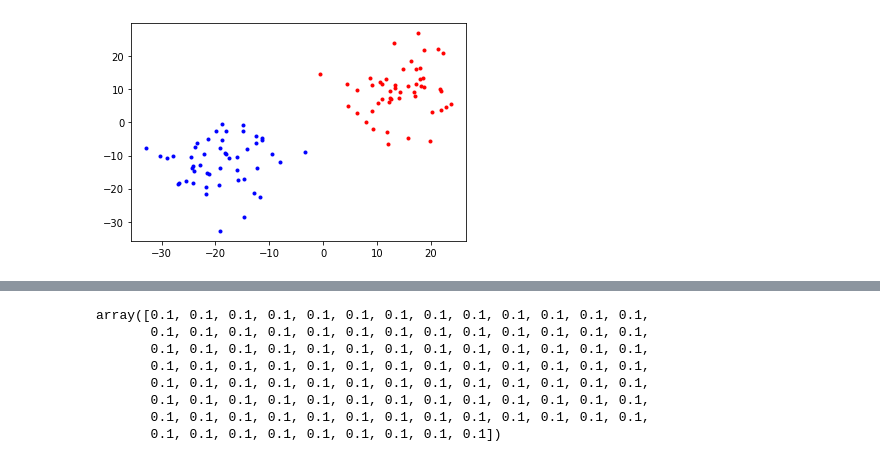
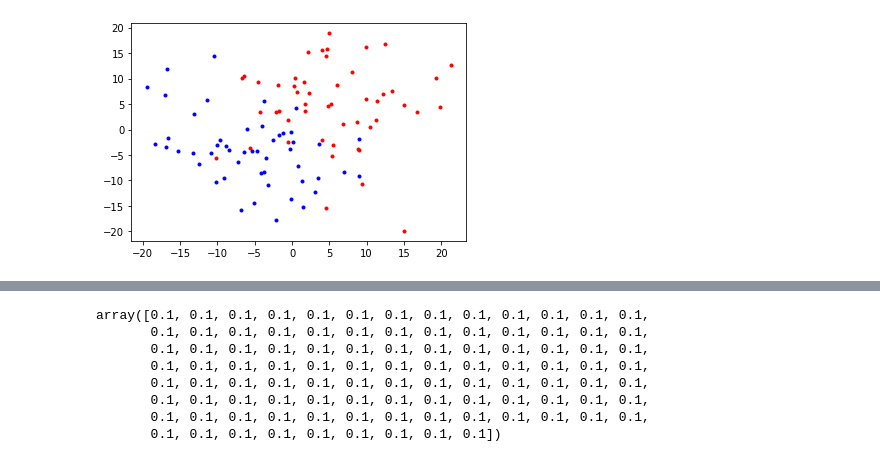
Before and after one commit to tanmaygar/ConvexProject, a Jupyter notebook: soft_margin_dual.ipynb, the cells around one changed output, grey strips where cells are left out. Cells and saved outputs as stored; diff of their text form; code cells hidden in the pictures.

```diff
--- a/soft_margin_dual.ipynb
+++ b/soft_margin_dual.ipynb
@@ -5,11 +5,11 @@ import numpy as np
 # %%
 from data import *
 # %%
-plt.plot(X[0,:], X[1,:], 'r.')
-plt.plot(Y[0,:], Y[1,:], 'b.')
+plt.plot(X[2,:], X[30,:], 'r.')
+plt.plot(Y[2,:], Y[30,:], 'b.')
 plt.show()
 # %% [output]
-[figure, old version]
+[figure, new version]
 # %%
 lambd = cp.Variable(shape=(100,))
 gamma = cp.Variable(shape=(100,))
```
Also changed, not shown: parts of 12 cells of this notebook.
